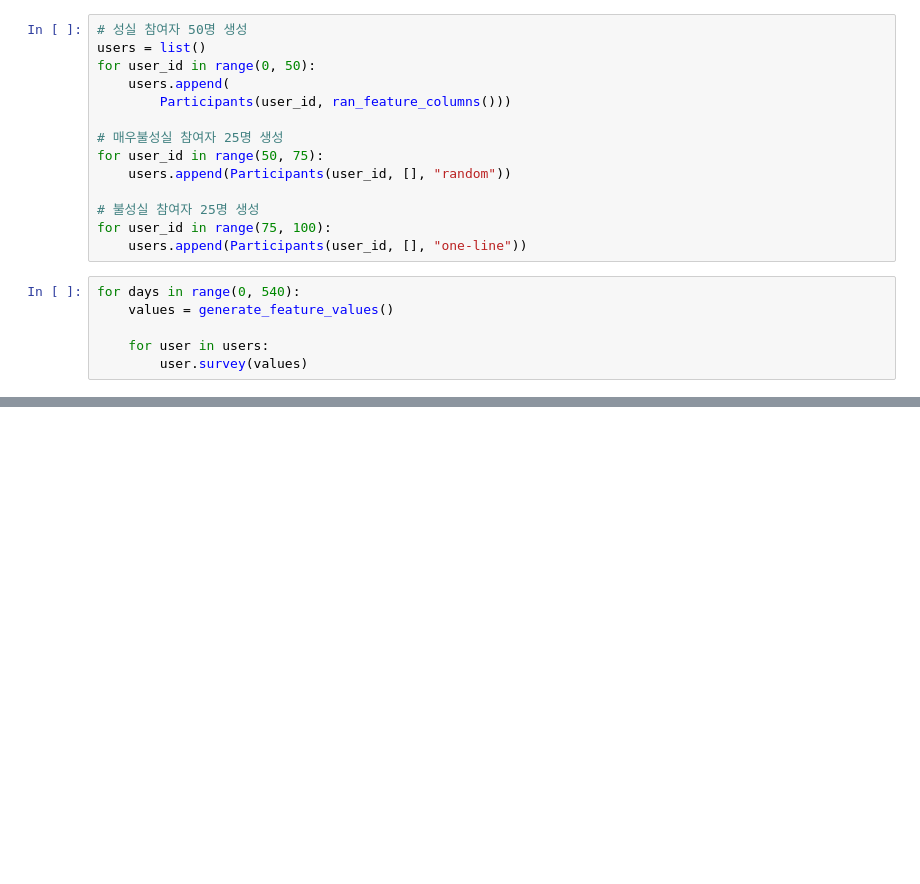
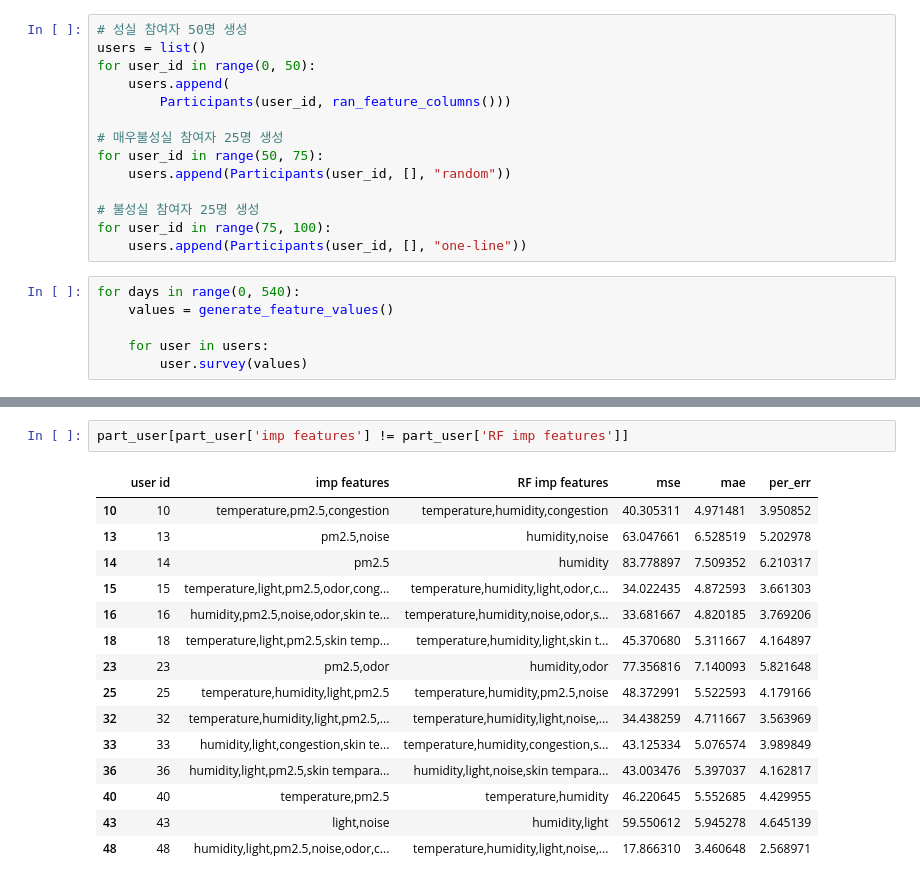
Before and after one commit to formegusto/survey-filtering-system, a Jupyter notebook: example.ipynb, the cells around one changed output, grey strips where cells are left out. Cells and saved outputs as stored; diff of their text form; blank space fills up the shorter version.

```diff
--- a/example.ipynb
+++ b/example.ipynb
@@ -28,0 +96,18 @@ for days in range(0, 540):
+# %%
+part_user[part_user['imp features'] != part_user['RF imp features']]
+# %% [output]
+|  | user id | imp features | RF imp features | mse | mae | per_err |
+| 10 | 10 | temperature,pm2.5,congestion | temperature,humidity,congestion | 40.305311 | 4.971481 | 3.950852 |
+| 13 | 13 | pm2.5,noise | humidity,noise | 63.047661 | 6.528519 | 5.202978 |
+| 14 | 14 | pm2.5 | humidity | 83.778897 | 7.509352 | 6.210317 |
+| 15 | 15 | temperature,light,pm2.5,odor,cong... | temperature,humidity,light,odor,c... | 34.022435 | 4.872593 | 3.661303 |
+| 16 | 16 | humidity,pm2.5,noise,odor,skin te... | temperature,humidity,noise,odor,s... | 33.681667 | 4.820185 | 3.769206 |
+| 18 | 18 | temperature,light,pm2.5,skin temp... | temperature,humidity,light,skin t... | 45.370680 | 5.311667 | 4.164897 |
+| 23 | 23 | pm2.5,odor | humidity,odor | 77.356816 | 7.140093 | 5.821648 |
+| 25 | 25 | temperature,humidity,light,pm2.5 | temperature,humidity,pm2.5,noise | 48.372991 | 5.522593 | 4.179166 |
+| 32 | 32 | temperature,humidity,light,pm2.5,... | temperature,humidity,light,noise,... | 34.438259 | 4.711667 | 3.563969 |
+| 33 | 33 | humidity,light,congestion,skin te... | temperature,humidity,congestion,s... | 43.125334 | 5.076574 | 3.989849 |
+| 36 | 36 | humidity,light,pm2.5,skin tempara... | humidity,light,noise,skin tempara... | 43.003476 | 5.397037 | 4.162817 |
+| 40 | 40 | temperature,pm2.5 | temperature,humidity | 46.220645 | 5.552685 | 4.429955 |
+| 43 | 43 | light,noise | humidity,light | 59.550612 | 5.945278 | 4.645139 |
+| 48 | 48 | humidity,light,pm2.5,noise,odor,c... | temperature,humidity,light,noise,... | 17.866310 | 3.460648 | 2.568971 |
```
Also changed, not shown: parts of 7 cells of this notebook, 7 other files.
